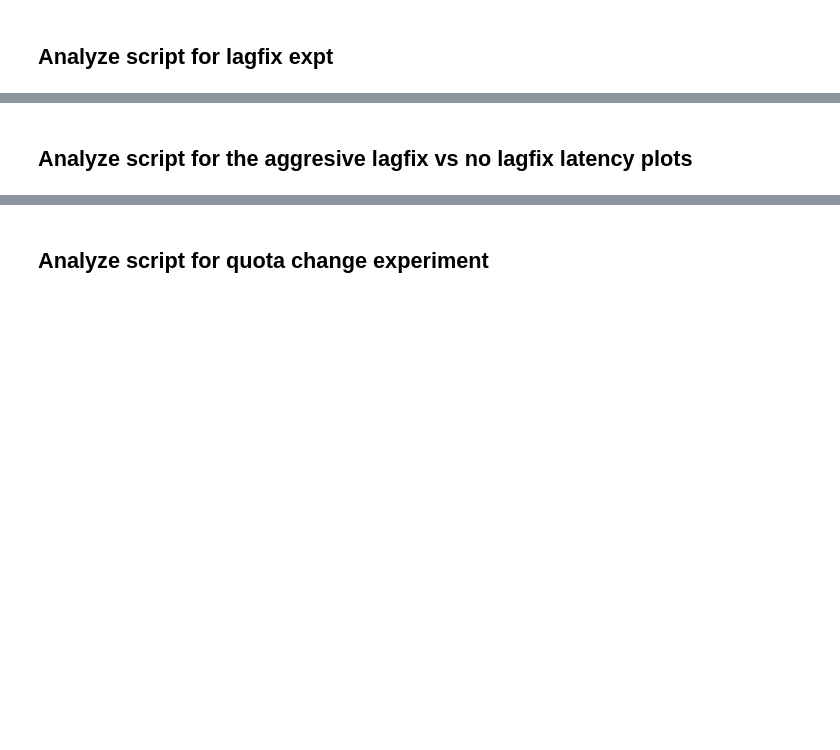
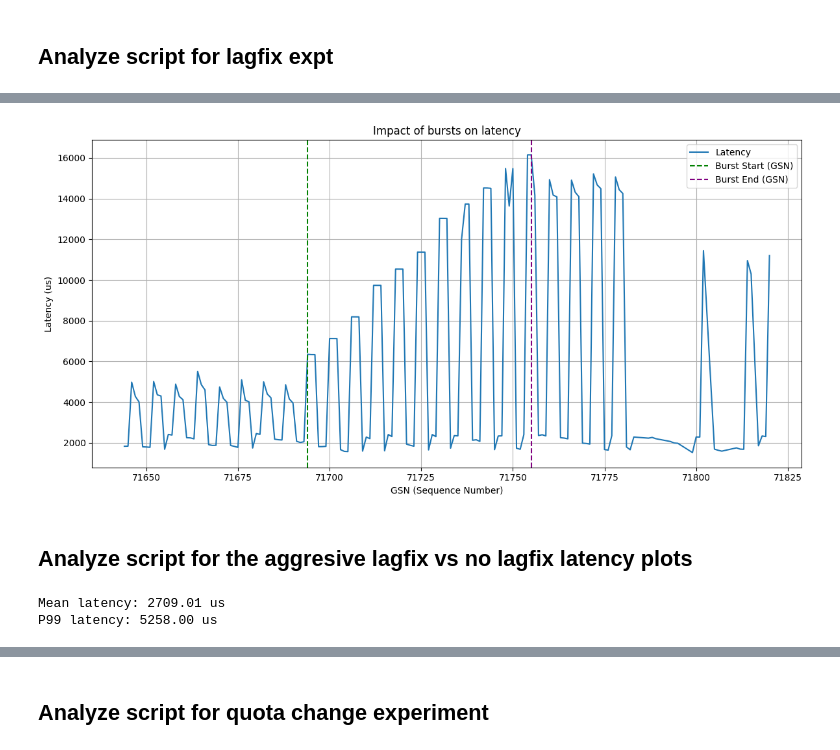
Before and after one commit to dassl-uiuc/speclog-artifact, a Jupyter notebook: benchmarking/scripts/analyze.ipynb, the cells around one changed output, grey strips where cells are left out. Drawn from its saved outputs; the diff is of its cells as text; code cells hidden in the pictures; blank space fills up the shorter version.

```diff
--- a/benchmarking/scripts/analyze.ipynb
+++ b/benchmarking/scripts/analyze.ipynb
@@ -596,3 +693,38 @@ plot_events_zoomed(shard_0_cuts, shard_1_cuts, lagfix_detected, lagfix_notified,
+# %%
+import numpy as np
+import matplotlib.pyplot as plt
+
+def plot_latency_vs_gsn(latency_values, gsns):
+    sequence_numbers = list(latency_values.keys())
+    latencies = [latency_values[gsn][0] for gsn in sequence_numbers]
+
+    burst_start_gsn = gsns[0]
+    burst_end_gsn = gsns[-1]
+
+    start_index = sequence_numbers.index(burst_start_gsn)
+    end_index = sequence_numbers.index(burst_end_gsn)
+
+    # CONFIGURE WINDOW SIZE HERE
+    window_start = max(start_index - 50, 0)
+    window_end = min(end_index + 50, len(sequence_numbers) - 1)
+
+    plt.figure(figsize=(12, 6))
+    plt.plot(sequence_numbers[window_start:window_end+1], latencies[window_start:window_end+1], linestyle='-', label="Latency")
+
+    plt.axvline(x=sequence_numbers[start_index], color='green', linestyle='--', label="Burst Start (GSN)")
+    plt.axvline(x=sequence_numbers[end_index], color='purple', linestyle='--', label="Burst End (GSN)")
+
+    plt.xlabel("GSN (Sequence Number)")
+    plt.ylabel("Latency (us)")
+    plt.title("Impact of bursts on latency")
+    plt.legend()
+    plt.grid(True)
+    plt.tight_layout()
+    plt.savefig("latency_vs_gsn.png", dpi=600)
+
+plot_latency_vs_gsn(latency_values, gsns)
+# %% [output]
+[figure, added]
 # %% [markdown]
 ## Analyze script for the aggresive lagfix vs no lagfix latency plots
 # %%
@@ -600,7 +732,7 @@ import numpy as np
 import glob
 
 def get_append_metrics_for_lagfix(path):
-    file_pattern = path + "append_latency_timestamp_0.csv"
+    file_pattern = path + "append_latency_timestamp.csv"
     latency_values = {}
     gsns = []
 
@@ -612,7 +744,7 @@ def get_append_metrics_for_lagfix(path):
                 gsn, timestamp, latency = int(parts[0]), parts[1], int(parts[2])
                 latency_values[gsn] = [latency, timestamp]
 
-    client_file = path + "client_node13_0.log"
+    client_file = path + "client_node7.log"
     with open(client_file, 'r') as f:
         log_data = f.read()
         for line in log_data.splitlines():
@@ -636,6 +768,9 @@ p99_latency = np.percentile(latency_array, 99)
 
 print(f"Mean latency: {mean_latency:.2f} us")
 print(f"P99 latency: {p99_latency:.2f} us")
+# %% [output]
+Mean latency: 2709.01 us
+P99 latency: 5258.00 us
 # %%
 import matplotlib.pyplot as plt
 import pandas as pd
```
Also changed, not shown: parts of 6 cells of this notebook, 2 other files.
